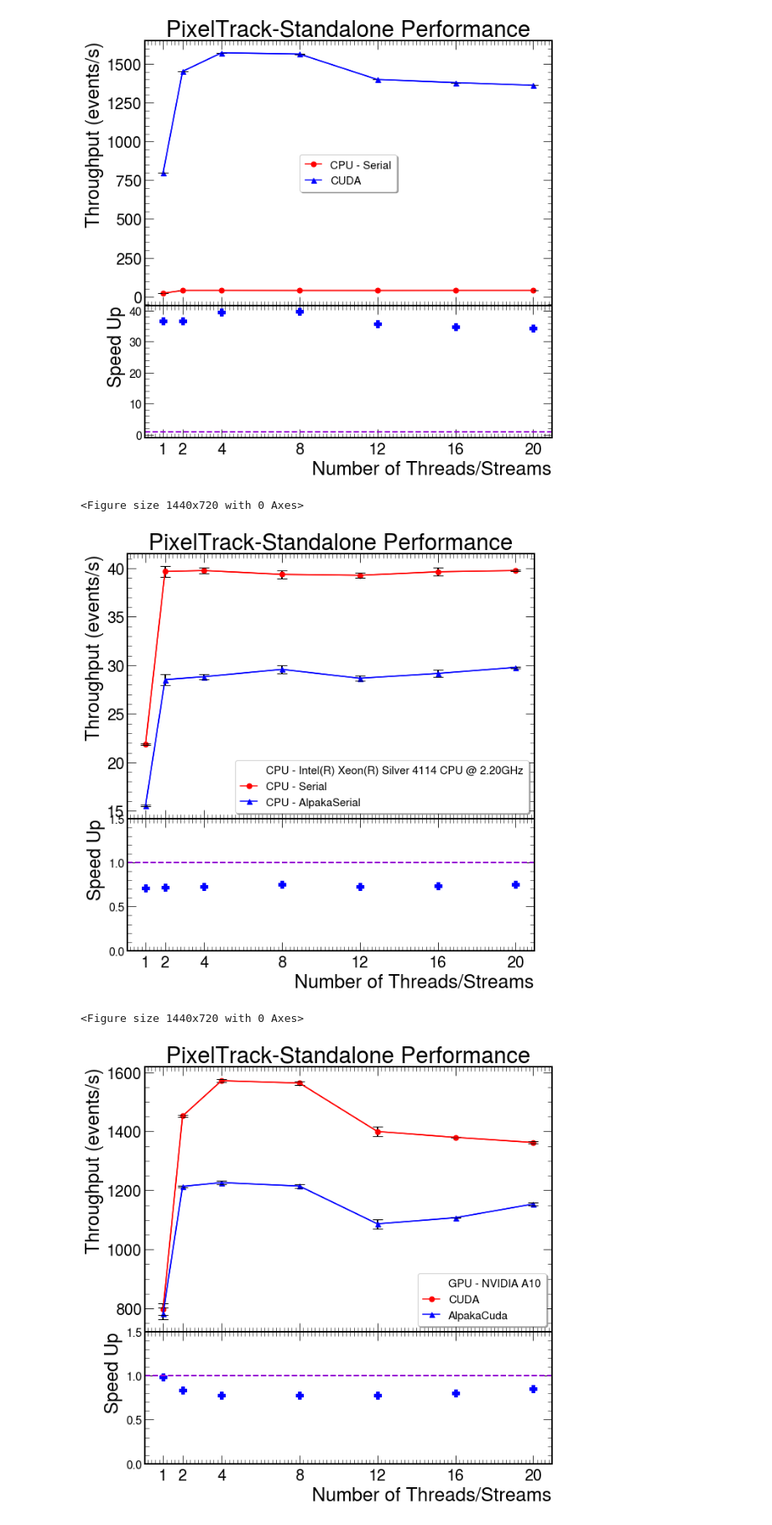
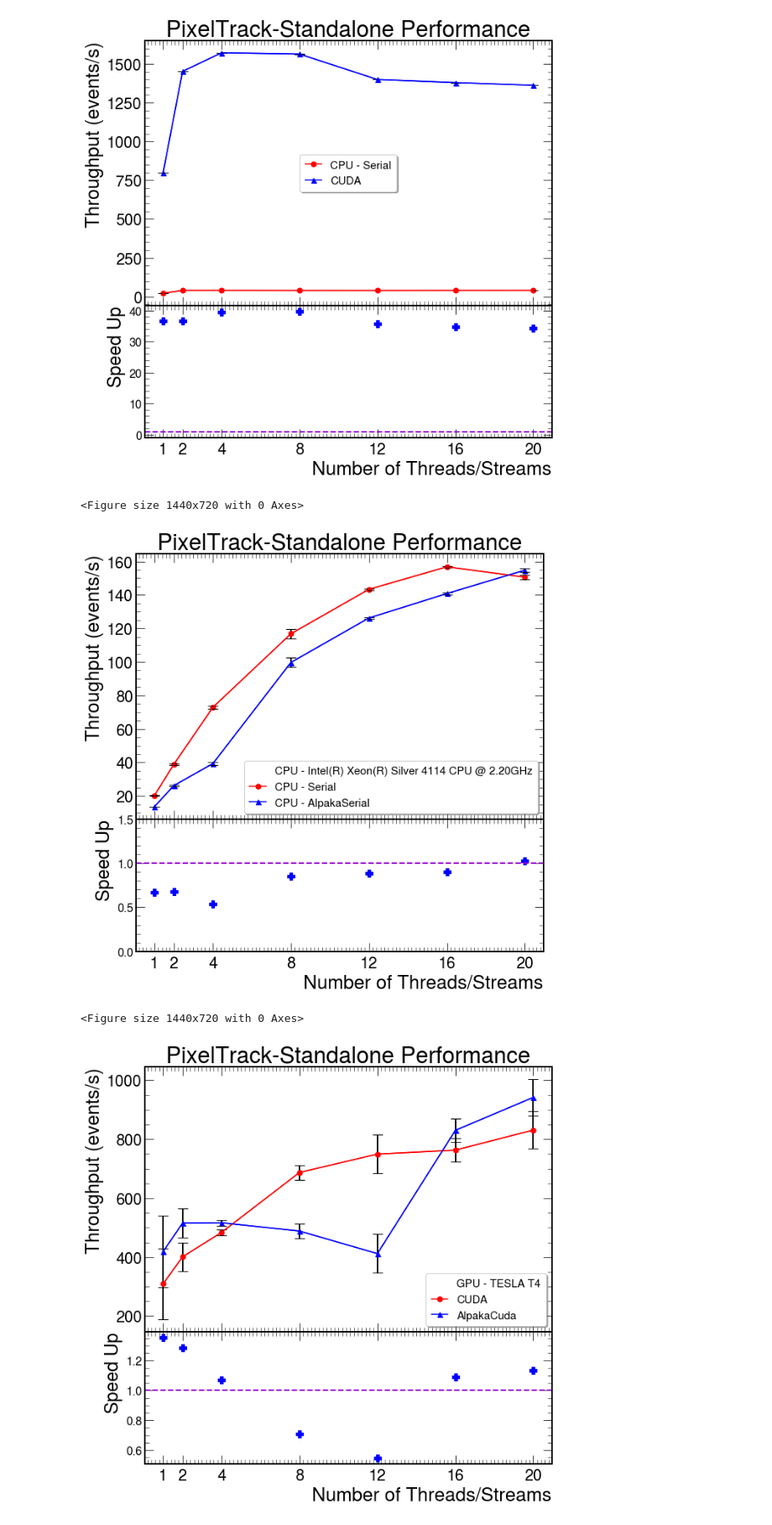
Before and after one commit to pfudolig/pixeltrack-standalone, a Jupyter notebook: overlay_plots.ipynb, the cells around one changed output. Shown at 84% size. Saved outputs shown, nothing was run; the diff lists cells and outputs as text; code cells hidden in the pictures.

Commit message:
New plots

```diff
--- a/overlay_plots.ipynb
+++ b/overlay_plots.ipynb
@@ -11,8 +12,17 @@ from matplotlib import gridspec
+# %%
+logfile = 'mylog.txt'
+timestamp = datetime.datetime.now()
 # %%
-df_alps = pd.read_csv('Results/4alps_20s_10000e.csv')
-df_alpc = pd.read_csv('Results/4alpc_20s_10000e.csv')
-df_ser = pd.read_csv('Results/4serial_20s_10000e.csv')
-df_cuda = pd.read_csv('Results/4cuda_20s_10000e.csv')
+df_alps = pd.read_csv('results_VS/alpaka_results/4alps_20s_10000e.csv')
+df_ser = pd.read_csv('results_VS/serial_results/4serial_20s_10000e.csv')
+
+cuda1 = pd.read_csv('results_VS/cuda_results/4cuda1_20s_10000e.csv')
+cuda2 = pd.read_csv('results_VS/cuda_results/4cuda2_20s_10000e.csv')
+cuda3 = pd.read_csv('results_VS/cuda_results/4cuda3_20s_10000e.csv')
+
+alpc1 = pd.read_csv('results_VS/alpaka_results/4alpc1_20s_10000e.csv')
+alpc2 = pd.read_csv('results_VS/alpaka_results/4alpc2_20s_10000e.csv')
+alpc3 = pd.read_csv('results_VS/alpaka_results/4alpc3_20s_10000e.csv')
 # %%
 def overlay3Thru(dataframe1,df1name,dataframe2,df2name,dataframe3,df3name):
     #Usually df1=serial, df2=cuda, df3=alpakaserial
@@ -162,11 +179,18 @@ def overlay2Thru(dataframe1,df1name,dataframe2,df2name,gpu='None'):
     ax2.set_xlabel('Number of Threads/Streams')
     ax2.set_ylabel('Speed Up',fontsize=25)
     if max(ratio13_pick) < 1:
-        ax2.set_ylim(0,1.5)
+        ax2.set_ylim(0,1.25)
 
     plt.subplots_adjust(hspace=.0)
-    #plt.savefig('Results/ratio_' + df1name + df2name + str(events_val1) + 'e.png')
+    plot_title = 'results_ipynb/gpu3_ratio_' + df1name + df2name + str(events_val1) + 'e.png'
+    #plt.savefig(plot_title)
     plt.show()
+
+    with open(logfile,"a") as myfile:
+        myfile.write('\n')
+        myfile.write(str(timestamp))
+        myfile.write('\n')
+        myfile.write('\t' + plot_title)
 # %%
 overlay2Thru(df_ser,'Serial',df_cuda,'CUDA')
 # %% [output]
@@ -176,9 +200,9 @@ overlay2Thru(df_ser,'Serial',df_cuda,'CUDA')
 overlay2Thru(df_ser,'Serial',df_alps,'AlpakaSerial')
 # %% [output]
 <Figure size 1440x720 with 0 Axes>
-[figure, old version]
+[figure, new version]
 # %%
-overlay2Thru(df_cuda,'CUDA',df_alpc,'AlpakaCuda',gpu='NVIDIA A10')
+overlay2Thru(cuda3,'CUDA',alpc3,'AlpakaCuda',gpu='TESLA T4')
 # %% [output]
 <Figure size 1440x720 with 0 Axes>
-[figure, old version]
+[figure, new version]
```
Also changed, not shown: parts of 3 cells of this notebook, 5 other files.
